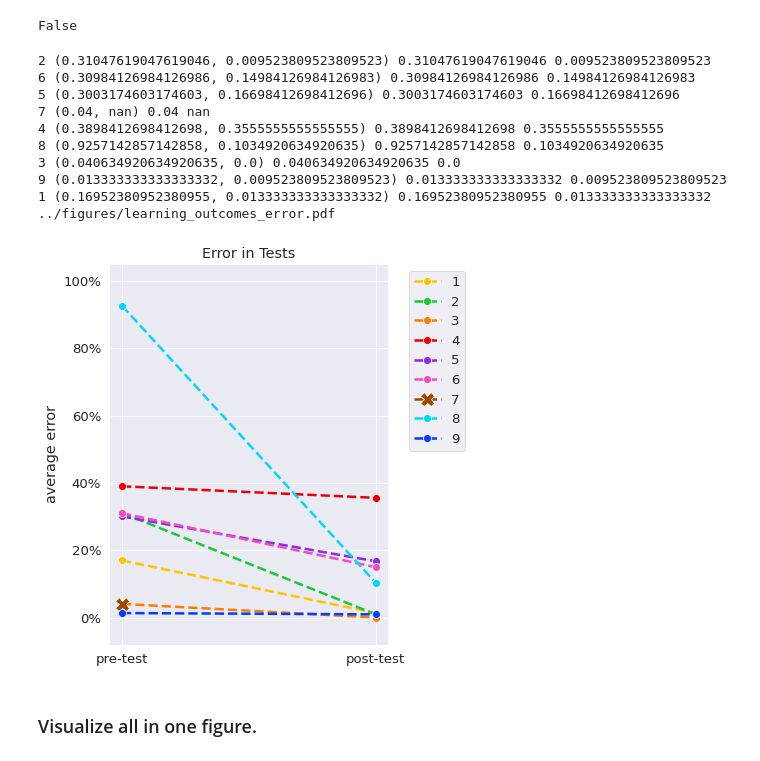
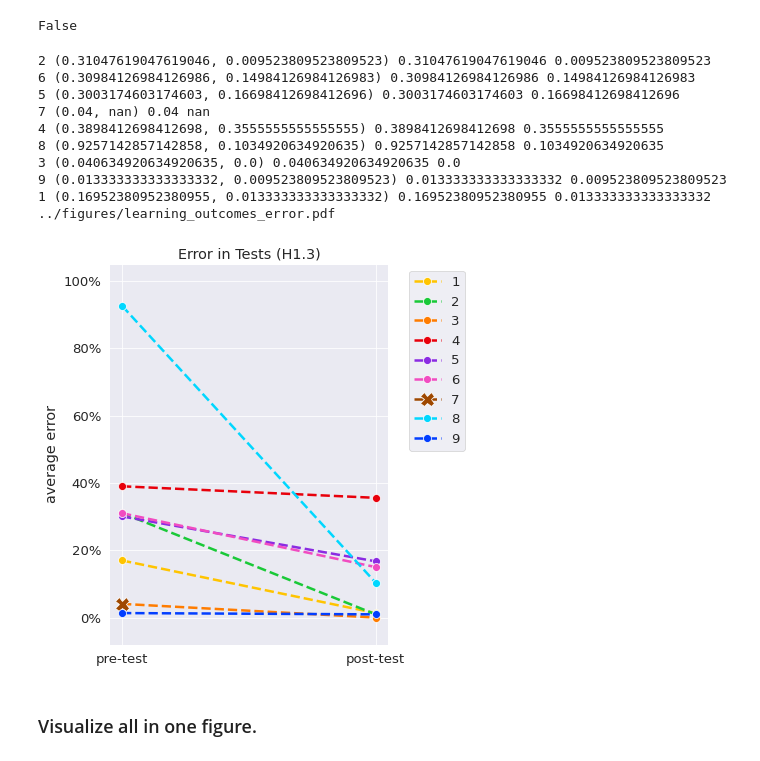
Before and after one commit to utku-norman/justhink-preexp-analysis, a Jupyter notebook: analysis/tools/3_RQ1_measure_learning_outcomes.ipynb, the cells around one changed output. Drawn from its saved outputs; the diff is of its cells as text; code cells hidden in the pictures.

```diff
--- a/analysis/tools/3_RQ1_measure_learning_outcomes.ipynb
+++ b/analysis/tools/3_RQ1_measure_learning_outcomes.ipynb
@@ -350,35 +350,35 @@ False
 # %%
 def plot_error(learning_df, ax=None, save=True, verbose=False):
     # Order participants to have aligned offsets of repeating values.
     participants = [2, 6, 5, 7, 4, 8, 3, 9, 1]
 
     # Define function to retrieve and plot the average errors.
     def get_values_from_row(row):
         return (row.pretest_error, row.posttest_error)
 
     # Plot the changes from pre-test to post-test.
     export_file = figs_dir.joinpath('learning_outcomes_error.pdf')
     plot_comparison(
         learning_df, participants=participants,
-        ylabel='average error', title='Error in Tests',
+        ylabel='average error', title='Error in Tests (H1.3)',
         xvalues=test_xvalues, export_file=export_file,
         yticks=True, offset=0, ygrid=True, verbose=verbose,
         getter=get_values_from_row, ax=ax, save=save)
 
 
 plot_error(learning_df, verbose=True)
 # %% [output]
 2 (0.31047619047619046, 0.009523809523809523) 0.31047619047619046 0.009523809523809523
 6 (0.30984126984126986, 0.14984126984126983) 0.30984126984126986 0.14984126984126983
 5 (0.3003174603174603, 0.16698412698412696) 0.3003174603174603 0.16698412698412696
 7 (0.04, nan) 0.04 nan
 4 (0.3898412698412698, 0.3555555555555555) 0.3898412698412698 0.3555555555555555
 8 (0.9257142857142858, 0.1034920634920635) 0.9257142857142858 0.1034920634920635
 3 (0.040634920634920635, 0.0) 0.040634920634920635 0.0
 9 (0.013333333333333332, 0.009523809523809523) 0.013333333333333332 0.009523809523809523
 1 (0.16952380952380955, 0.013333333333333332) 0.16952380952380955 0.013333333333333332
 ../figures/learning_outcomes_error.pdf
-[figure, old version]
+[figure, new version]
 # %% [markdown]
 ### Visualize all in one figure.
 # %%
```
Also changed, not shown: parts of 4 cells of this notebook, 14 other files.
